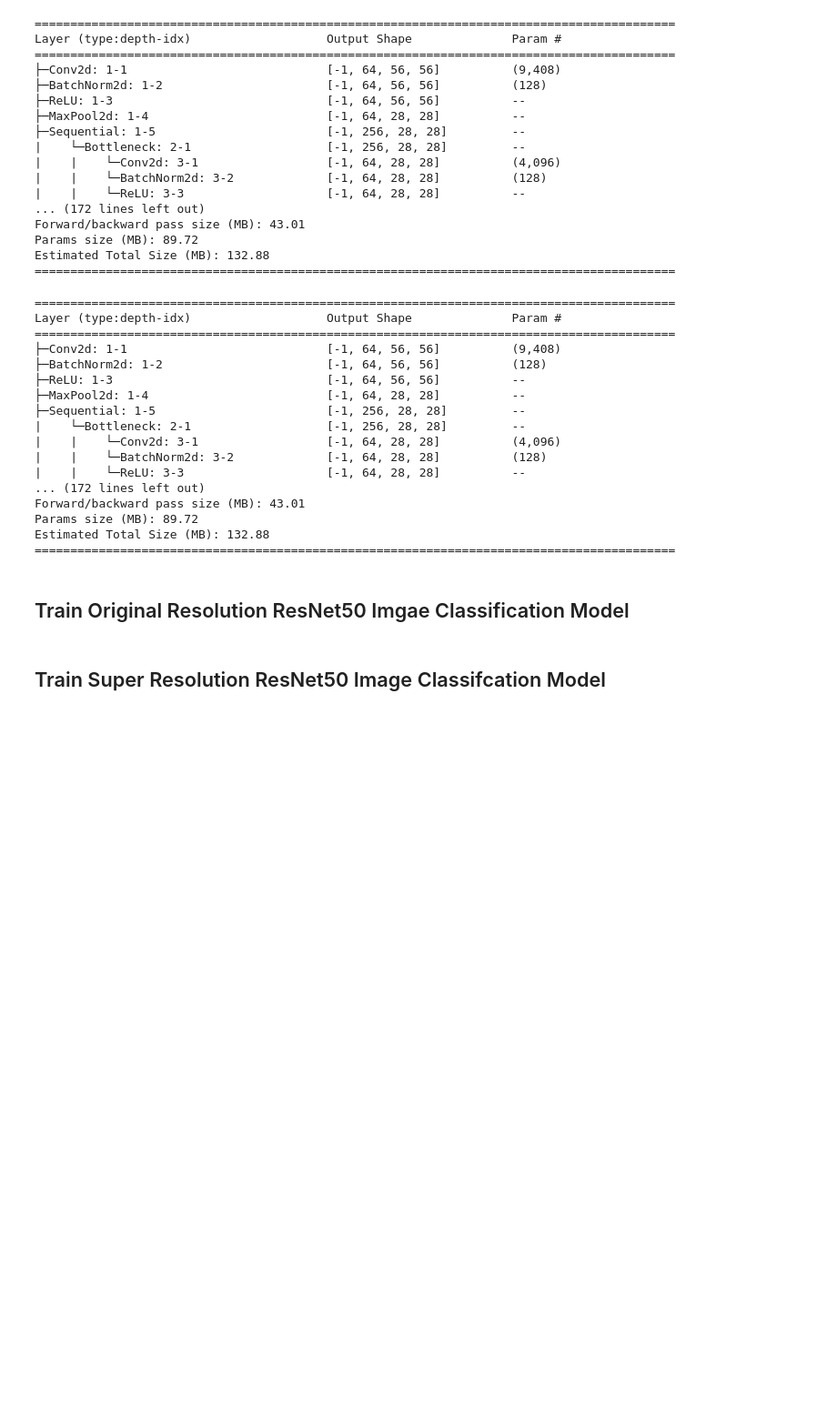
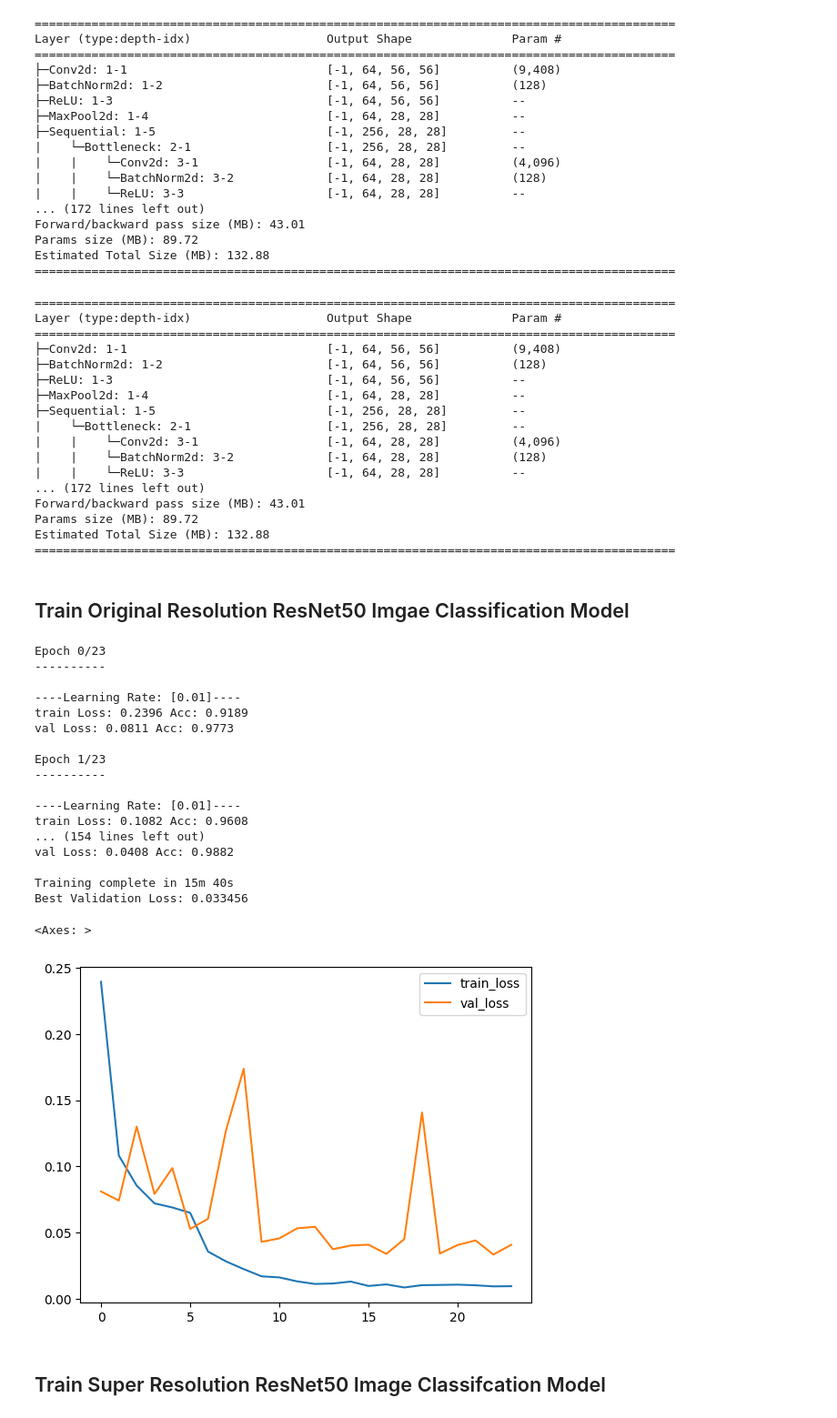
Before and after one commit to Jae-Ro/vector-search, a Jupyter notebook: notebooks/eda.ipynb, the cells around one changed output. Shown at 91% size. Saved outputs shown, nothing was run; the diff lists cells and outputs as text; code cells hidden in the pictures; blank space fills up the shorter version.

```diff
--- a/notebooks/eda.ipynb
+++ b/notebooks/eda.ipynb
@@ -556,8 +563,8 @@ for c in classes:
                 'channels': channel,
                 'height': h,
                 'width': w,
-                'mean': (float(m1.numpy()), float(m2.numpy()), float(m3.numpy())),
-                'std': (float(s1.numpy()), float(s2.numpy()), float(s3.numpy()))
+                'mean': (m1.item(), m2.item(), m3.item()),
+                'std': (s1.item(), s2.item(), s3.item())
             })
 
 df = pd.DataFrame(data)
@@ -642,17 +670,12 @@ Name: count, dtype: int64
 # %%
-# Train, Val, Test Split - SUPER RES
-random.seed(10)
+GEO_DATA_DIR_SUPER = os.path.join(DATA_DIR, "geological_similarity_super")
 
 data = []
 for c in classes:
-    for root, dirs, files in os.walk(os.path.join(GEO_DATA_DIR, c)):
+    for root, dirs, files in os.walk(os.path.join(GEO_DATA_DIR_SUPER, c)):
         for file in files:
             fpath = os.path.join(root, file)
             img = Image.open(fpath).convert('RGB')
-            # Super-resolution (SR) with SRGAN
-            img = srgan_generator(convert_image(img, source='pil', target='imagenet-norm').unsqueeze(0).to(device))
-            img = img.squeeze(0).cpu().detach()
-            img = convert_image(img, source='[-1, 1]', target='pil')
             tensor = FT.to_tensor(img)
             (m1, m2, m3) = torch.mean(tensor, dim=[1,2])
             (s1, s2, s3) = torch.std(tensor, dim=[1,2])
@@ -664,11 +687,10 @@ for c in classes:
                 'channels': channel,
                 'height': h,
                 'width': w,
-                'mean': (float(m1.numpy()), float(m2.numpy()), float(m3.numpy())),
-                'std': (float(s1.numpy()), float(s2.numpy()), float(s3.numpy()))
+                'mean': (m1.item(), m2.item(), m3.item()),
+                'std': (s1.item(), s2.item(), s3.item())
             })
     print(f"Completed Class: {c}")
-
 
 df = pd.DataFrame(data)
 df['train'] = 0
@@ -752,4 +743,6 @@ Name: count, dtype: int64
 # %%
+numeric_labels = {c: i for i, c in enumerate(classes)}
+
 class GeoDataset(Dataset):
     """Dataset for Geo Images
 
@@ -760,8 +753,6 @@ class GeoDataset(Dataset):
     def __init__(self, df_data: pd.DataFrame, transforms: T.Compose = None) -> None:
         self.df = df_data
         self.transforms = transforms
-        if self.transforms is None:
-            self.transforms = T.Compose([T.ToTensor()])
 
     def __len__(self):
         return len(self.df.index)
@@ -771,7 +762,9 @@ class GeoDataset(Dataset):
         file_path = row['file_path']
         img = Image.open(file_path).convert('RGB')
         label = row['class']
-        tensor = self.transforms(img)
+        label = numeric_labels[label]
+        if self.transforms is not None: tensor = self.transforms(img)
+        else: tensor = img
 
         return tensor, label, file_path
 # %% [markdown]
@@ -839,10 +831,9 @@ for param in model.layer4.parameters(): param.requires_grad = True
 criterion = nn.CrossEntropyLoss()
 
 # optimizer
-optimizer = optim.Adam(model.parameters(), lr=0.001)
+optimizer = optim.AdamW(model.parameters(), lr=0.01, weight_decay=0.01)
 
-# Decay LR by a factor of 0.1 every 7 epochs
-exp_lr_scheduler = optim.lr_scheduler.StepLR(optimizer, step_size=7, gamma=0.1)
+exp_lr_scheduler = optim.lr_scheduler.StepLR(optimizer, step_size=6, gamma=0.1)
 
 summary(model,(3, 112, 112))
 # %% [output]
@@ -885,3 +970,36 @@ Estimated Total Size (MB): 132.88
+# %%
+df_stats = train_model(
+    model,
+    criterion,
+    optimizer,
+    exp_lr_scheduler,
+    data_loaders,
+    dataset_sizes,
+    device = device,
+    num_epochs = 24,
+    checkpoint_path = "resnet50_ft-original.pth"
+)
+df_stats[['train_loss', 'val_loss']].plot()
+# %% [output]
+Epoch 0/23
+----------
+
+----Learning Rate: [0.01]----
+train Loss: 0.2396 Acc: 0.9189
+val Loss: 0.0811 Acc: 0.9773
+
+Epoch 1/23
+----------
+
+----Learning Rate: [0.01]----
+train Loss: 0.1082 Acc: 0.9608
+... (154 lines left out)
+val Loss: 0.0408 Acc: 0.9882
+
+Training complete in 15m 40s
+Best Validation Loss: 0.033456
+<Axes: >
+[figure, added]
 # %% [markdown]
 ## Train Super Resolution ResNet50 Image Classifcation Model
 # %%
```
Also changed, not shown: parts of 27 cells of this notebook, 3 other files.
